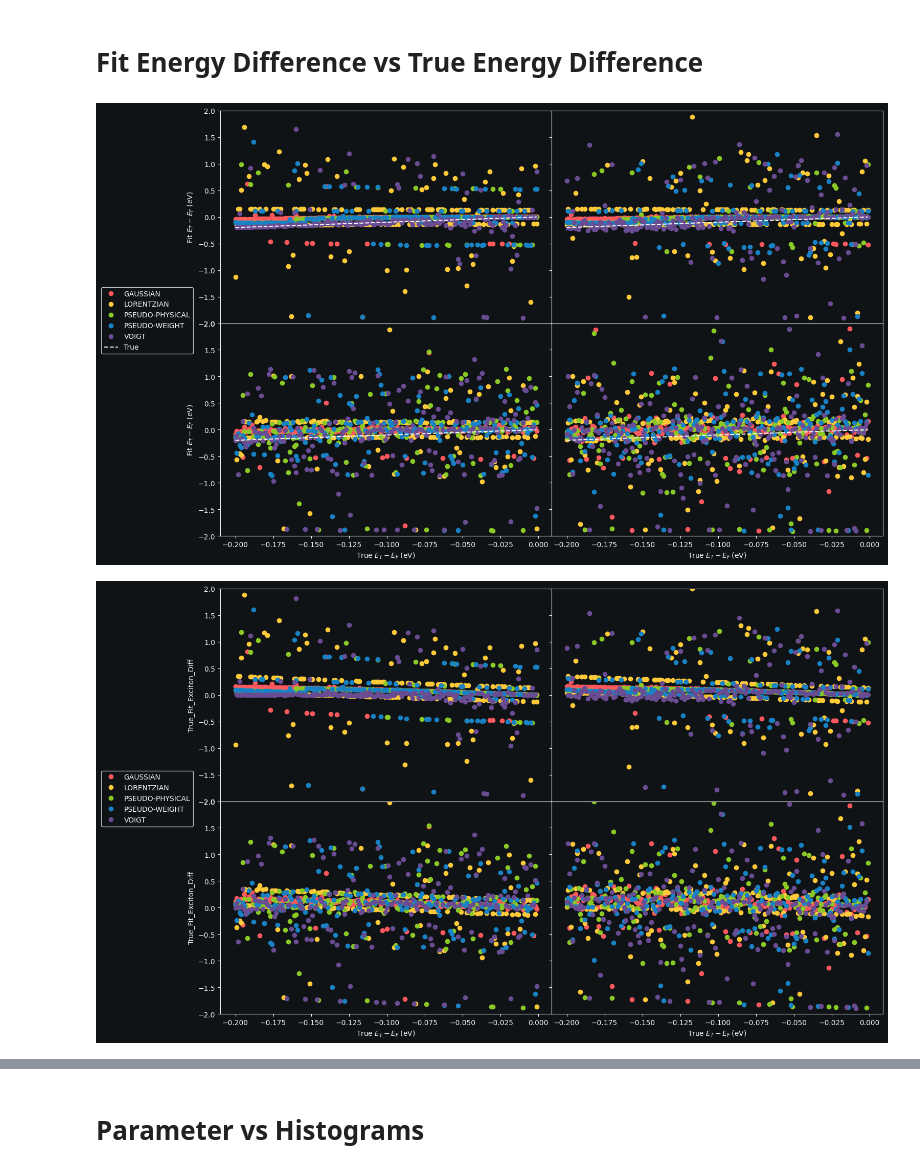
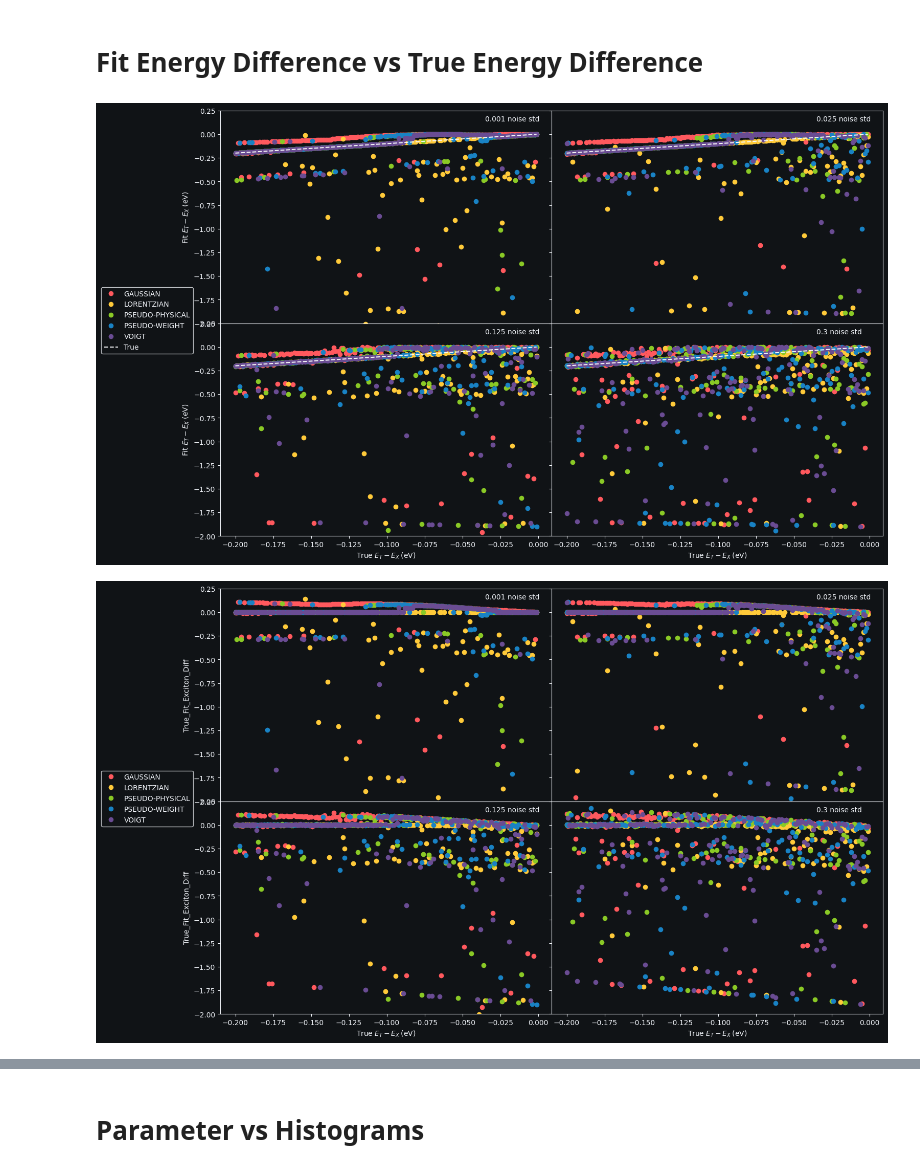
Before and after one commit to alex-petrizze/ExcitonTrionShift, a Jupyter notebook: Analysis.ipynb, the cells around one changed output, grey strips where cells are left out. Drawn from its saved outputs; the diff is of its cells as text; code cells hidden in the pictures.

Commit message:
Added noise label annotation to plots

```diff
--- a/Analysis.ipynb
+++ b/Analysis.ipynb
@@ -3,25 +3,36 @@ import pandas as pd
 from PetrizzeTheme import petrizze_template
 import matplotlib.pyplot as plt
 import numpy as np
+from matplotlib.ticker import MaxNLocator
 
 import ipywidgets as widgets
 
 petrizze_template()
 
-df = pd.read_parquet("Out\\Data.parquet")
+moniker = 'Gaussian'
+
+df = pd.read_parquet(f"Out\\Data-True {moniker}.parquet")
 
 df["True_Exciton_Energy_Diff"] = df["True_exciton_T_energy"] - df["True_exciton_X_energy"]
-df["Fit_Exciton_Energy_Diff"] = df["Fit_exciton_1_energy"] - df["Fit_exciton_0_energy"]
+df["Fit_Exciton_Energy_Diff"] = (
+    df[["Fit_exciton_1_energy", "Fit_exciton_0_energy"]].min(axis=1)
+    - df[["Fit_exciton_1_energy", "Fit_exciton_0_energy"]].max(axis=1)
+)
 df["True_Fit_Exciton_Diff"] = df["Fit_Exciton_Energy_Diff"] - df["True_Exciton_Energy_Diff"]
 true = df["True_Exciton_Energy_Diff"]
 fit = df["Fit_Exciton_Energy_Diff"]
 df["True_Fit_Exciton_Diff_%"] = (true - fit) / true * 100
 
 columns = df.columns
-print(columns)
+for column in columns:
+    print(column)
 
 def label(label):
-    return label.replace('_', ' ')
+    label = label.replace('_', ' ')
+    label = label.replace('CHI2', 'χ2')
+    label = label.replace('RED', 'Reduced')
+    label = label.replace('True Fit Exciton Diff %', '% Error')
+    return label
 
 
 def quad_plot(parameter_x, parameter_y, xlabel=None, ylabel=None, x_range=None, y_range=None, showexpected=False):
@@ -44,6 +55,8 @@ def quad_plot(parameter_x, parameter_y, xlabel=None, ylabel=None, x_range=None,
         if showexpected:
             ax[j].plot(x, x, '--', label='True', color='#F4F5F7')
 
+        ax[j].annotate(f'{noise_key} noise std', xy=(0.8, 0.95), xycoords='axes fraction')
+
         if x_range:
             ax[j].set_xlim(x_range[0], x_range[1])
         if y_range:
@@ -54,6 +67,8 @@ def quad_plot(parameter_x, parameter_y, xlabel=None, ylabel=None, x_range=None,
     ax[2].set_ylabel(f'{ylabel}')
     ax[2].set_xlabel(f'{xlabel}')
     ax[3].set_xlabel(f'{xlabel}')
+    ax[2].xaxis.set_major_locator(MaxNLocator(prune='upper'))
+    ax[3].xaxis.set_major_locator(MaxNLocator(prune='lower'))
     handles, labels = ax[0].get_legend_handles_labels()
     fig.legend(
         handles,
@@ -64,6 +79,6 @@ def quad_plot(parameter_x, parameter_y, xlabel=None, ylabel=None, x_range=None,
     fig.subplots_adjust(right=0.8)
 
 
-    plt.savefig(f'Out\\Plots\\Quad Plot {parameter_y} vs {parameter_x}.png', bbox_inches='tight')
-    plt.show()
+    plt.savefig(f'Out\\Plots\\{moniker}\\Quad Plot {parameter_y} vs {parameter_x}.png', bbox_inches='tight')
+    # plt.show()
 # %% [output]
@@ -87,18 +102,18 @@ Index(['CONVERGED', 'SEED', 'TIME', 'True_exciton_X_energy',
 # %% [markdown]
 # Fit Energy Difference vs True Energy Difference
 # %%
-xlabel = r'$\mathrm{True}\; E_T - E_F\;(\mathrm{eV})$'
-ylabel = r'$\mathrm{Fit}\; E_T - E_F\;(\mathrm{eV})$'
-quad_plot("True_Exciton_Energy_Diff", "Fit_Exciton_Energy_Diff", xlabel, ylabel, y_range=[-2, 2], showexpected=True)
+xlabel = r'$\mathrm{True}\; E_T - E_X\;(\mathrm{eV})$'
+ylabel = r'$\mathrm{Fit}\; E_T - E_X\;(\mathrm{eV})$'
+quad_plot("True_Exciton_Energy_Diff", "Fit_Exciton_Energy_Diff", xlabel, ylabel, y_range=[-2, 0.25], showexpected=True)
 
-xlabel = r'$\mathrm{True}\; E_T - E_F\;(\mathrm{eV})$'
+xlabel = r'$\mathrm{True}\; E_T - E_X\;(\mathrm{eV})$'
 ylabel = r'True_Fit_Exciton_Diff'
-quad_plot("True_Exciton_Energy_Diff", "True_Fit_Exciton_Diff", xlabel, ylabel, y_range=[-2, 2])
+quad_plot("True_Exciton_Energy_Diff", "True_Fit_Exciton_Diff", xlabel, ylabel, y_range=[-2, 0.25])
 
-xlabel = r'$\mathrm{True}\; E_T - E_F\;(\mathrm{eV})$'
-quad_plot("True_Exciton_Energy_Diff", "True_Fit_Exciton_Diff_%", xlabel, y_range=[-600, 600])
+xlabel = r'$\mathrm{True}\; E_T - E_X\;(\mathrm{eV})$'
+quad_plot("True_Exciton_Energy_Diff", "True_Fit_Exciton_Diff_%", xlabel, y_range=[-600, 150])
 
-quad_plot("RED_CHI2", "True_Fit_Exciton_Diff_%",  y_range=[-300, 300], x_range=[0.9, 1.5])
+quad_plot("RED_CHI2", "True_Fit_Exciton_Diff_%",  y_range=[-300, 150], x_range=[0.9, 1.5])
 # %% [output]
-[figure, old version]
+[figure, new version]
-[figure, old version]
+[figure, new version]
```
Also changed, not shown: parts of 3 cells of this notebook, 7 other files.
